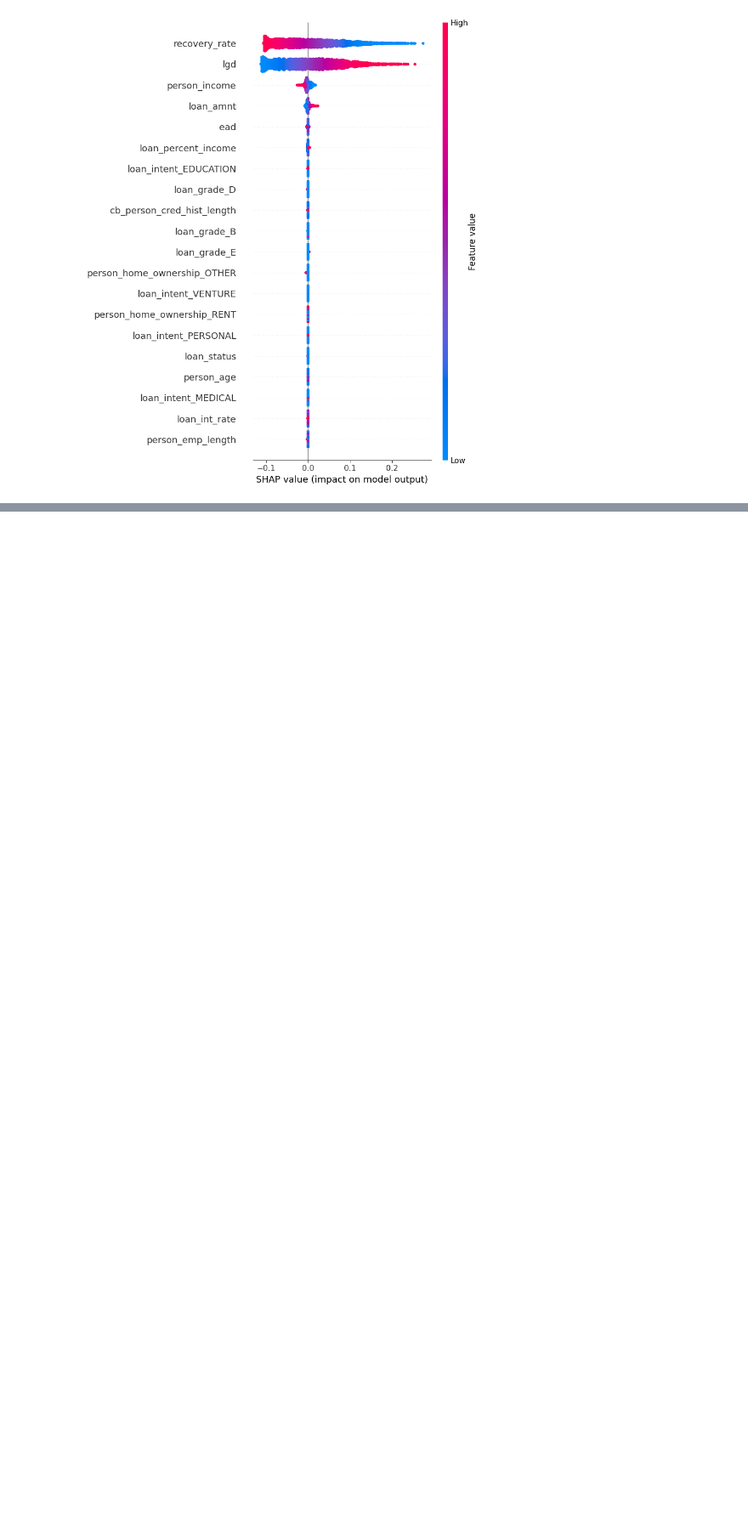
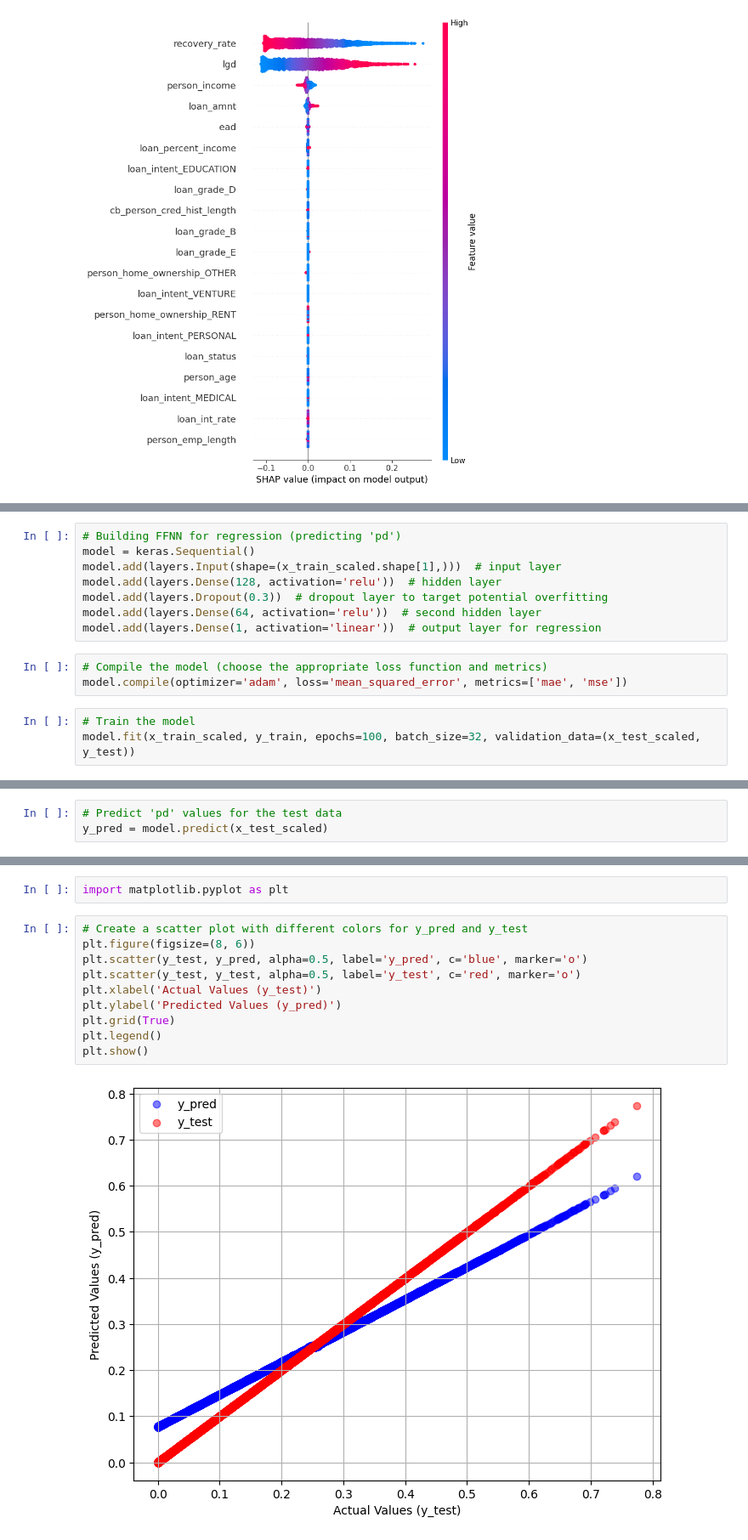
Before and after one commit to reydrey/CreditRiskAnalysis_FFNN, a Jupyter notebook: credit_analysis_feature_selection.ipynb, the cells around one changed output, grey strips where cells are left out. Shown at 85% size. Saved outputs shown, nothing was run; the diff lists cells and outputs as text; blank space fills up the shorter version.

```diff
--- a/credit_analysis_feature_selection.ipynb
+++ b/credit_analysis_feature_selection.ipynb
@@ -214,0 +232,14 @@ shap.summary_plot(shap_values, X_test_scaled, feature_names=['person_age',
+# %%
+# Building FFNN for regression (predicting 'pd')
+model = keras.Sequential()
+model.add(layers.Input(shape=(x_train_scaled.shape[1],)))  # input layer
+model.add(layers.Dense(128, activation='relu'))  # hidden layer
+model.add(layers.Dropout(0.3))  # dropout layer to target potential overfitting
+model.add(layers.Dense(64, activation='relu'))  # second hidden layer
+model.add(layers.Dense(1, activation='linear'))  # output layer for regression
+# %%
+# Compile the model (choose the appropriate loss function and metrics)
+model.compile(optimizer='adam', loss='mean_squared_error', metrics=['mae', 'mse'])
+# %%
+# Train the model
+model.fit(x_train_scaled, y_train, epochs=100, batch_size=32, validation_data=(x_test_scaled, y_test))
@@ -214,0 +272,3 @@ shap.summary_plot(shap_values, X_test_scaled, feature_names=['person_age',
+# %%
+# Predict 'pd' values for the test data
+y_pred = model.predict(x_test_scaled)
@@ -214,0 +311,14 @@ shap.summary_plot(shap_values, X_test_scaled, feature_names=['person_age',
+# %%
+import matplotlib.pyplot as plt
+# %%
+# Create a scatter plot with different colors for y_pred and y_test
+plt.figure(figsize=(8, 6))
+plt.scatter(y_test, y_pred, alpha=0.5, label='y_pred', c='blue', marker='o')
+plt.scatter(y_test, y_test, alpha=0.5, label='y_test', c='red', marker='o')
+plt.xlabel('Actual Values (y_test)')
+plt.ylabel('Predicted Values (y_pred)')
+plt.grid(True)
+plt.legend()
+plt.show()
+# %% [output]
+[figure, added]
```
Also changed, not shown: parts of 10 cells of this notebook.
